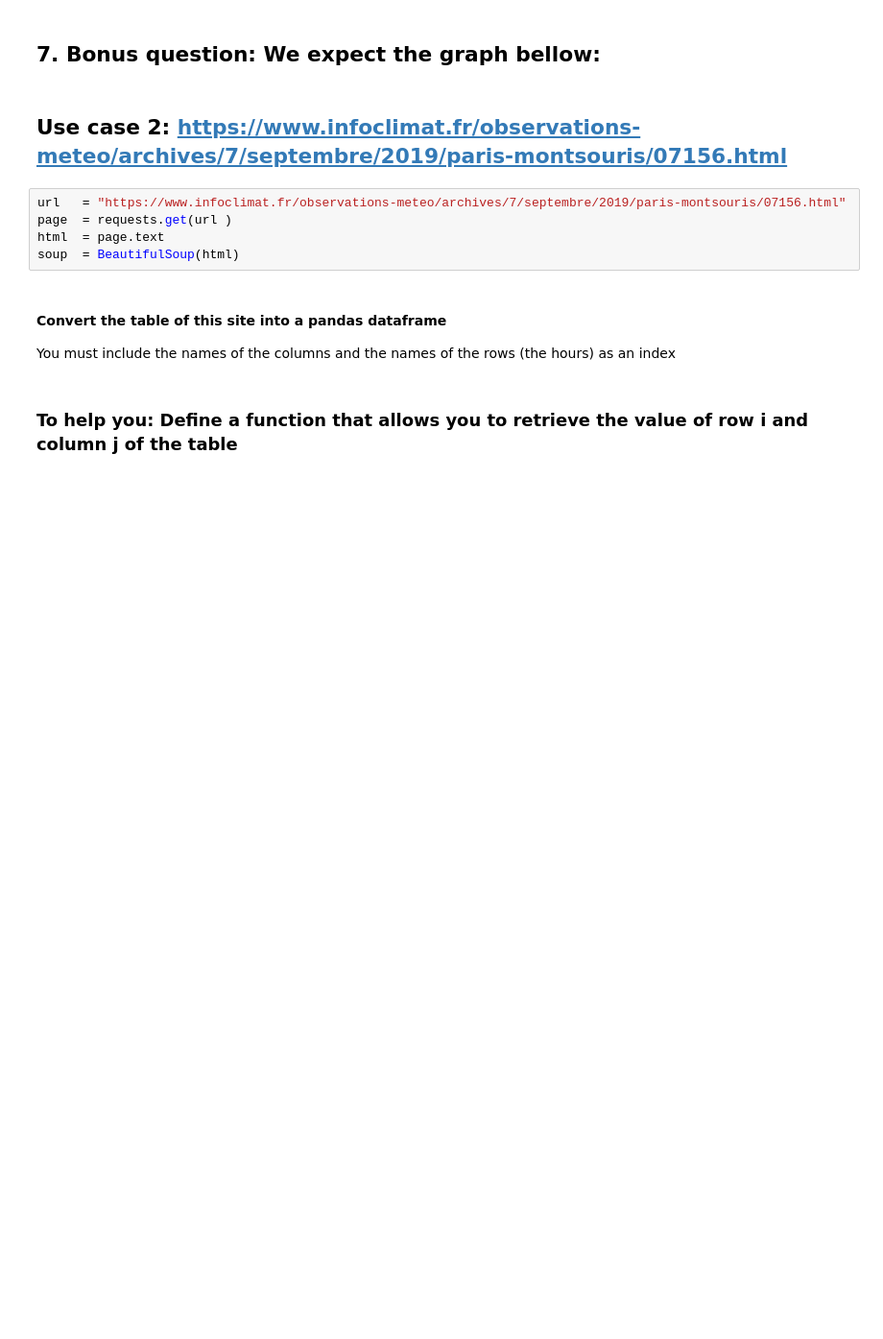
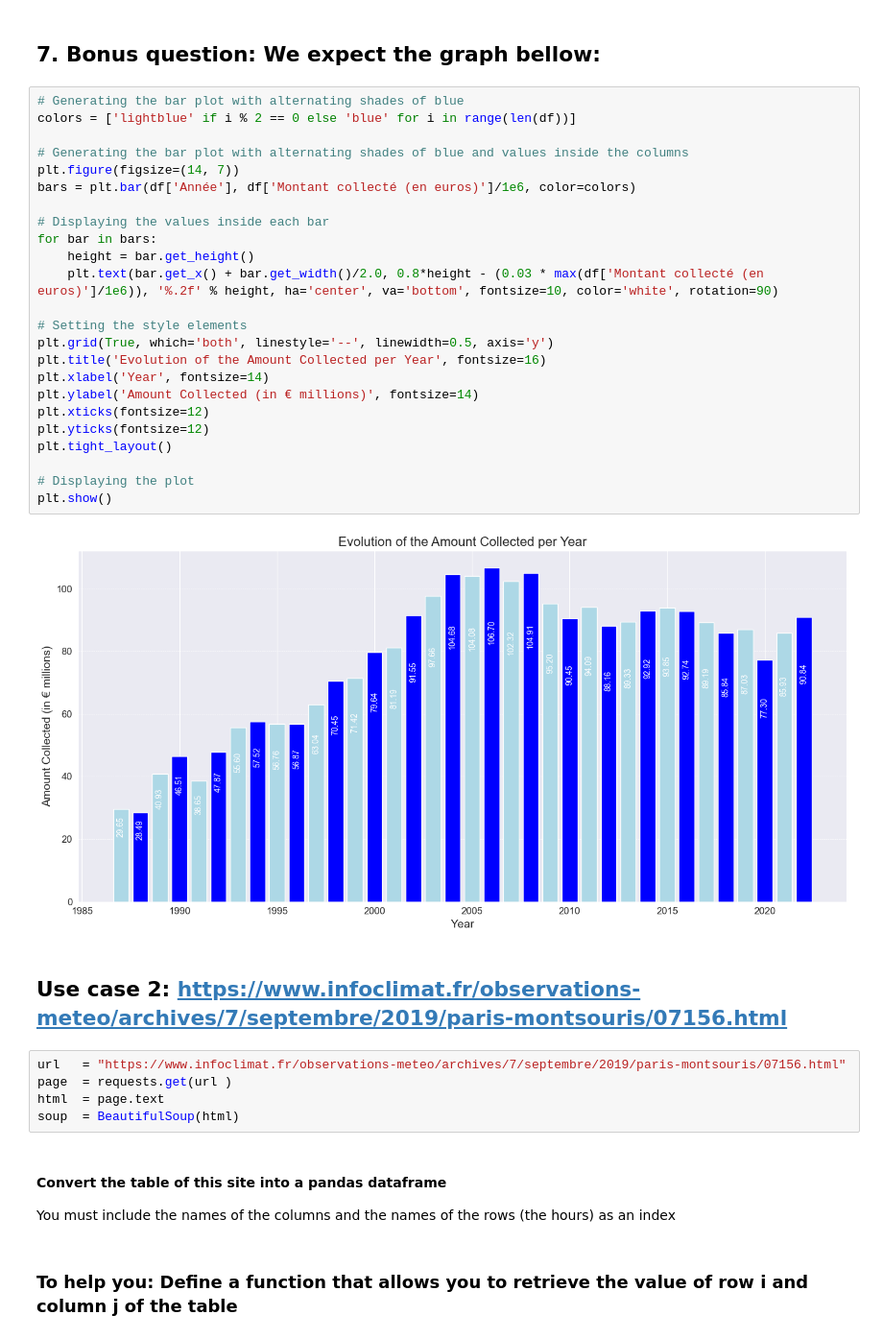
Before and after one commit to Poliaboy/PythonForDataAnalysis, a Jupyter notebook: PW6_Alex_Szpakiewicz.ipynb, the cells around one changed output. Shown: that part at 96% size. Saved outputs shown, nothing was run; the diff lists cells and outputs as text; blank space fills up the shorter version.

```diff
--- a/PW6_Alex_Szpakiewicz.ipynb
+++ b/PW6_Alex_Szpakiewicz.ipynb
@@ -253,5 +253,31 @@ plt.show()
 # %% [markdown]
 ## 7. Bonus question: We expect the graph bellow:
+# %%
+# Generating the bar plot with alternating shades of blue
+colors = ['lightblue' if i % 2 == 0 else 'blue' for i in range(len(df))]
+
+# Generating the bar plot with alternating shades of blue and values inside the columns
+plt.figure(figsize=(14, 7))
+bars = plt.bar(df['Année'], df['Montant collecté (en euros)']/1e6, color=colors)
+
+# Displaying the values inside each bar
+for bar in bars:
+    height = bar.get_height()
+    plt.text(bar.get_x() + bar.get_width()/2.0, 0.8*height - (0.03 * max(df['Montant collecté (en euros)']/1e6)), '%.2f' % height, ha='center', va='bottom', fontsize=10, color='white', rotation=90)
+
+# Setting the style elements
+plt.grid(True, which='both', linestyle='--', linewidth=0.5, axis='y')
+plt.title('Evolution of the Amount Collected per Year', fontsize=16)
+plt.xlabel('Year', fontsize=14)
+plt.ylabel('Amount Collected (in € millions)', fontsize=14)
+plt.xticks(fontsize=12)
+plt.yticks(fontsize=12)
+plt.tight_layout()
+
+# Displaying the plot
+plt.show()
+# %% [output]
+[figure, added]
 # %% [markdown]
 ## Use case 2: https://www.infoclimat.fr/observations-meteo/archives/7/septembre/2019/paris-montsouris/07156.html
 # %%
```
Also changed, not shown: parts of 7 cells of this notebook, 1 other file.
